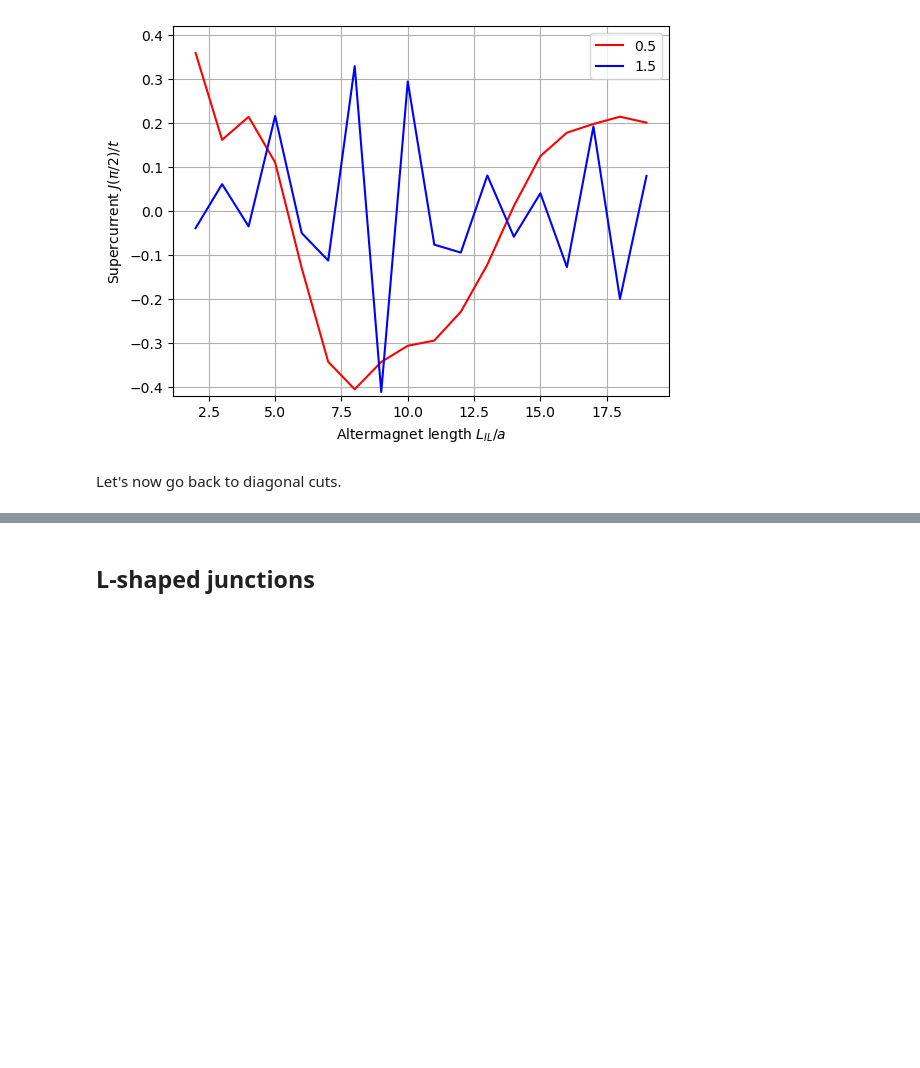
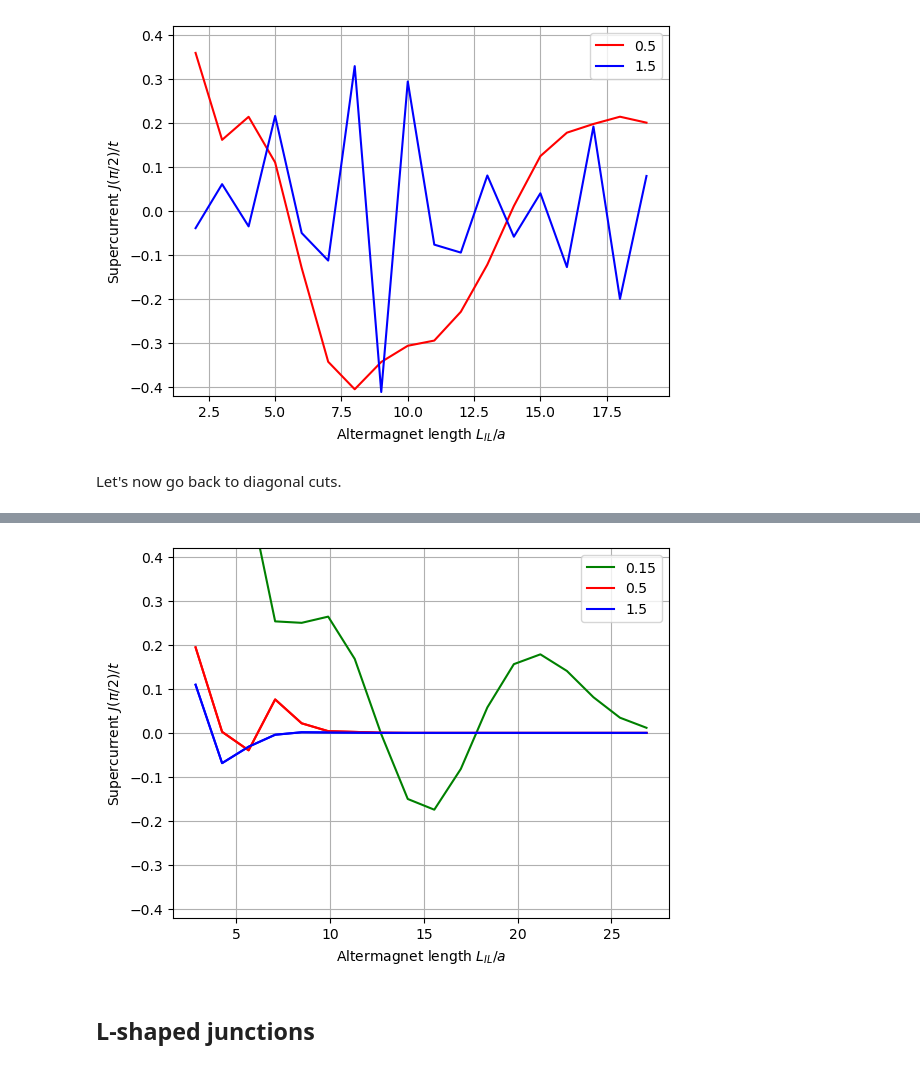
Before and after one commit to jabirali/bodge, a Jupyter notebook: altermagnets.ipynb, the cells around one changed output, grey strips where cells are left out. Saved outputs shown, nothing was run; the diff lists cells and outputs as text; code cells hidden in the pictures; blank space fills up the shorter version.

Commit message:
add: altermagnet script

```diff
--- a/altermagnets.ipynb
+++ b/altermagnets.ipynb
@@ -945,3 +964,16 @@ for m in ms:
+# %%
+fig, ax = plt.subplots()
+ax.plot(LL2[0], JJ2[0], "g", LL2[1], JJ2[1], "r", LL2[2], JJ2[2], "b")
+ax.plot(LL2[1], JJ2[1], "r", LL2[2], JJ2[2], "b")
+ax.legend(ms[:])
+# ax.legend(ms[1:])
+ax.set_xlabel(r"Altermagnet length $L_{IL}/a$")
+ax.set_ylabel(r"Supercurrent $J(π/2)/t$")
+ax.set_ylim([-0.42, 0.42])
+ax.grid()
+plt.show()
+# %% [output]
+[figure, added]
 # %% [markdown]
 ## L-shaped junctions
 # %% [markdown]
```
Also changed, not shown: parts of 1 cell of this notebook, 3 other files.
